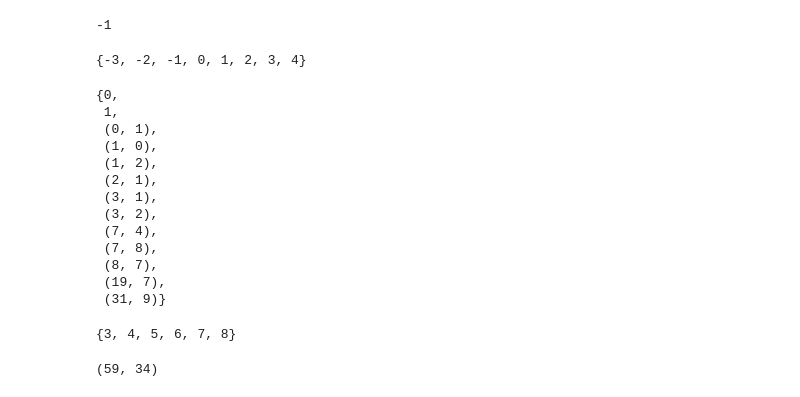
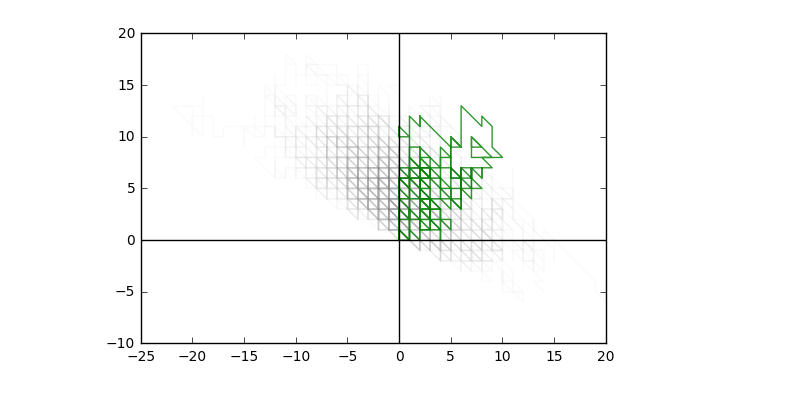
Before and after one commit to jlumbroso/reluctant-walks, a Jupyter notebook: notebook/Demo.ipynb, the cells around one changed output. Saved outputs shown, nothing was run; the diff lists cells and outputs as text; code cells hidden in the pictures.

```diff
--- a/notebook/Demo.ipynb
+++ b/notebook/Demo.ipynb
@@ -69,0 +36,9 @@ lines = ax.plot(x, y.T, color='blue', lw=4, alpha=0.09)
+# %%
+model['stepset'].slope = model['best_slope']
+# %%
+genrgens = GenRGenSWalkCompiler(model['stepset'])
+# %%
+unrestricted_walks = genrgens.generate(100, 100)
+restricted_walks = filter(is_quarter_plane, unrestricted_walks)
+print("{} out of {} generated walks were in quarterplane".format(
+    len(restricted_walks), len(unrestricted_walks)))
@@ -70,7 +47,7 @@ lines = ax.plot(x, y.T, color='blue', lw=4, alpha=0.09)
 # %%
 from matplotlib.lines import Line2D
 
-def plot_walk(walk):
+def plot_walk(walk, color='red', alpha=0.04):
     Xcur = 0
     Ycur = 0
     Xvec = []
@@ -86,4 +63,4 @@ def plot_walk(walk):
     Xvec.reverse()
     Yvec.reverse()
     #line = Line2D(Xvec,Yvec)
-    return plt.plot(Xvec, Yvec)
+    return plt.plot(Xvec, Yvec, color=color, alpha=alpha)
@@ -145,32 +67,10 @@ r.nt_stepsets_records[0]['stepset'].get_best_slope()
-# %%
-r.nt_stepsets_records[0]['stepset'].drift
-# %% [output]
--1
-# %%
-set(map(lambda r: r['drift'], r.nt_stepsets_records))
-# %% [output]
-{-3, -2, -1, 0, 1, 2, 3, 4}
-# %%
-set(filter(lambda x: x != None, map(lambda r: r['best_slope'], r.nt_stepsets_records)))
-# %% [output]
-{0,
- 1,
- (0, 1),
- (1, 0),
- (1, 2),
- (2, 1),
- (3, 1),
- (3, 2),
- (7, 4),
- (7, 8),
- (8, 7),
- (19, 7),
- (31, 9)}
-# %%
-set(map(lambda r: r['size'], r.nt_stepsets_records))
-# %% [output]
-{3, 4, 5, 6, 7, 8}
-# %%
-r.nt_stepsets_records[65]['stepset'].get_best_slope(rat_precision=100)
-# %% [output]
-(59, 34)
+# %%
+for walk in unrestricted_walks:
+    plot_walk(walk, color='grey', alpha=0.04)
+for walk in restricted_walks:
+    plot_walk(walk, color='green', alpha=0.8)
+plt.axhline(0, color='black')
+plt.axvline(0, color='black')
+plt.show()
+# %% [output]
+[figure, added]
```
Also changed, not shown: parts of 16 cells of this notebook, 1 other file.
